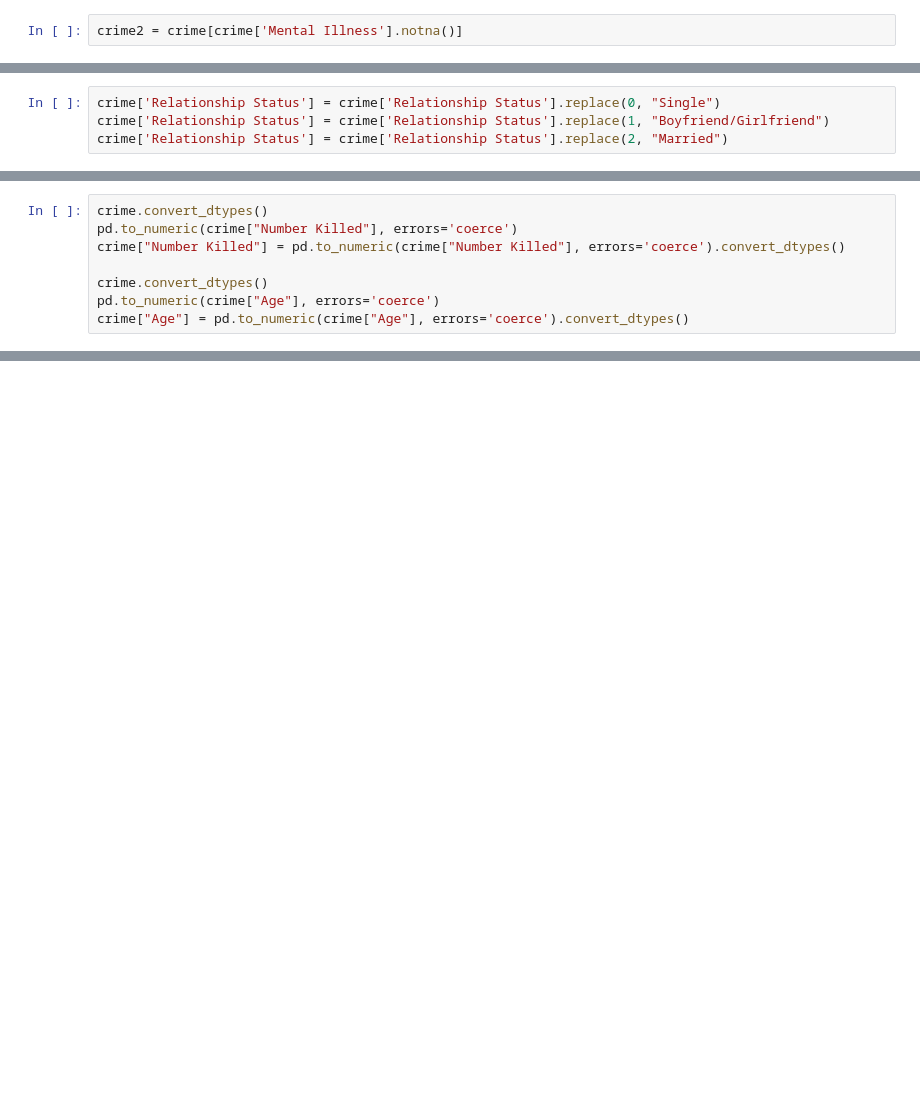
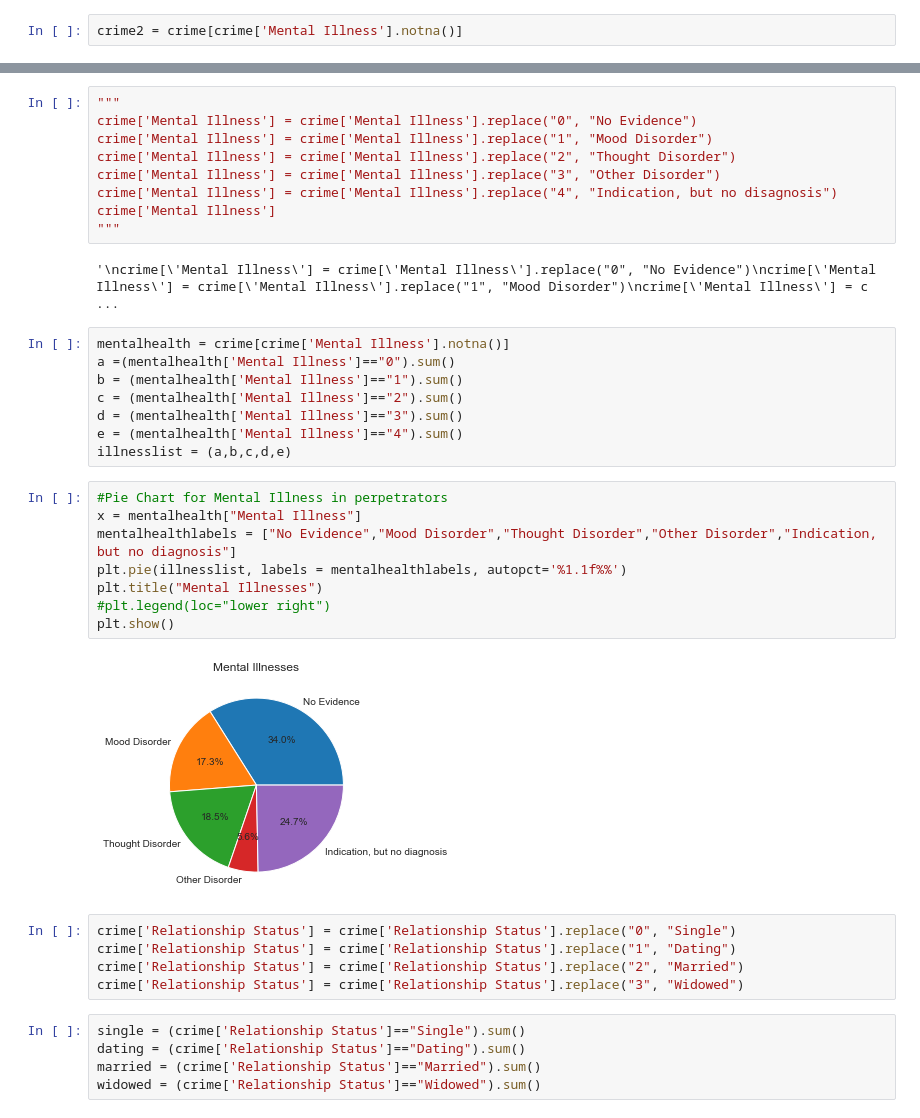
Before and after one commit to jhinkleau/Capstone2023, a Jupyter notebook: CrimeAnalysis.ipynb, the cells around one changed output, grey strips where cells are left out. Cells and saved outputs as stored; diff of their text form; blank space fills up the shorter version.

```diff
--- a/CrimeAnalysis.ipynb
+++ b/CrimeAnalysis.ipynb
@@ -196,4 +125,0 @@ crime["Relationship Status"] = pd.to_numeric(crime["Relationship Status"], error
-# %%
-crime['Relationship Status'] = crime['Relationship Status'].replace(0, "Single")
-crime['Relationship Status'] = crime['Relationship Status'].replace(1, "Boyfriend/Girlfriend")
-crime['Relationship Status'] = crime['Relationship Status'].replace(2, "Married")
@@ -232,8 +125,0 @@ TypeError: bar() missing 1 required positional argument: 'height'
-# %%
-crime.convert_dtypes()
-pd.to_numeric(crime["Number Killed"], errors='coerce')
-crime["Number Killed"] = pd.to_numeric(crime["Number Killed"], errors='coerce').convert_dtypes()
-
-crime.convert_dtypes()
-pd.to_numeric(crime["Age"], errors='coerce')
-crime["Age"] = pd.to_numeric(crime["Age"], errors='coerce').convert_dtypes()
@@ -275,0 +137,39 @@ dtype: object
+# %%
+"""
+crime['Mental Illness'] = crime['Mental Illness'].replace("0", "No Evidence")
+crime['Mental Illness'] = crime['Mental Illness'].replace("1", "Mood Disorder")
+crime['Mental Illness'] = crime['Mental Illness'].replace("2", "Thought Disorder")
+crime['Mental Illness'] = crime['Mental Illness'].replace("3", "Other Disorder")
+crime['Mental Illness'] = crime['Mental Illness'].replace("4", "Indication, but no disagnosis")
+crime['Mental Illness']
+"""
+# %% [output]
+'\ncrime[\'Mental Illness\'] = crime[\'Mental Illness\'].replace("0", "No Evidence")\ncrime[\'Mental Illness\'] = crime[\'Mental Illness\'].replace("1", "Mood Disorder")\ncrime[\'Mental Illness\'] = c ...
+# %%
+mentalhealth = crime[crime['Mental Illness'].notna()]
+a =(mentalhealth['Mental Illness']=="0").sum()
+b = (mentalhealth['Mental Illness']=="1").sum()
+c = (mentalhealth['Mental Illness']=="2").sum()
+d = (mentalhealth['Mental Illness']=="3").sum()
+e = (mentalhealth['Mental Illness']=="4").sum()
+illnesslist = (a,b,c,d,e)
+# %%
+#Pie Chart for Mental Illness in perpetrators
+x = mentalhealth["Mental Illness"]
+mentalhealthlabels = ["No Evidence","Mood Disorder","Thought Disorder","Other Disorder","Indication, but no diagnosis"]
+plt.pie(illnesslist, labels = mentalhealthlabels, autopct='%1.1f%%')
+plt.title("Mental Illnesses")
+#plt.legend(loc="lower right")
+plt.show()
+# %% [output]
+[figure, added]
+# %%
+crime['Relationship Status'] = crime['Relationship Status'].replace("0", "Single")
+crime['Relationship Status'] = crime['Relationship Status'].replace("1", "Dating")
+crime['Relationship Status'] = crime['Relationship Status'].replace("2", "Married")
+crime['Relationship Status'] = crime['Relationship Status'].replace("3", "Widowed")
+# %%
+single = (crime['Relationship Status']=="Single").sum()
+dating = (crime['Relationship Status']=="Dating").sum()
+married = (crime['Relationship Status']=="Married").sum()
+widowed = (crime['Relationship Status']=="Widowed").sum()
```
Also changed, not shown: parts of 88 cells of this notebook, 1 other file.
